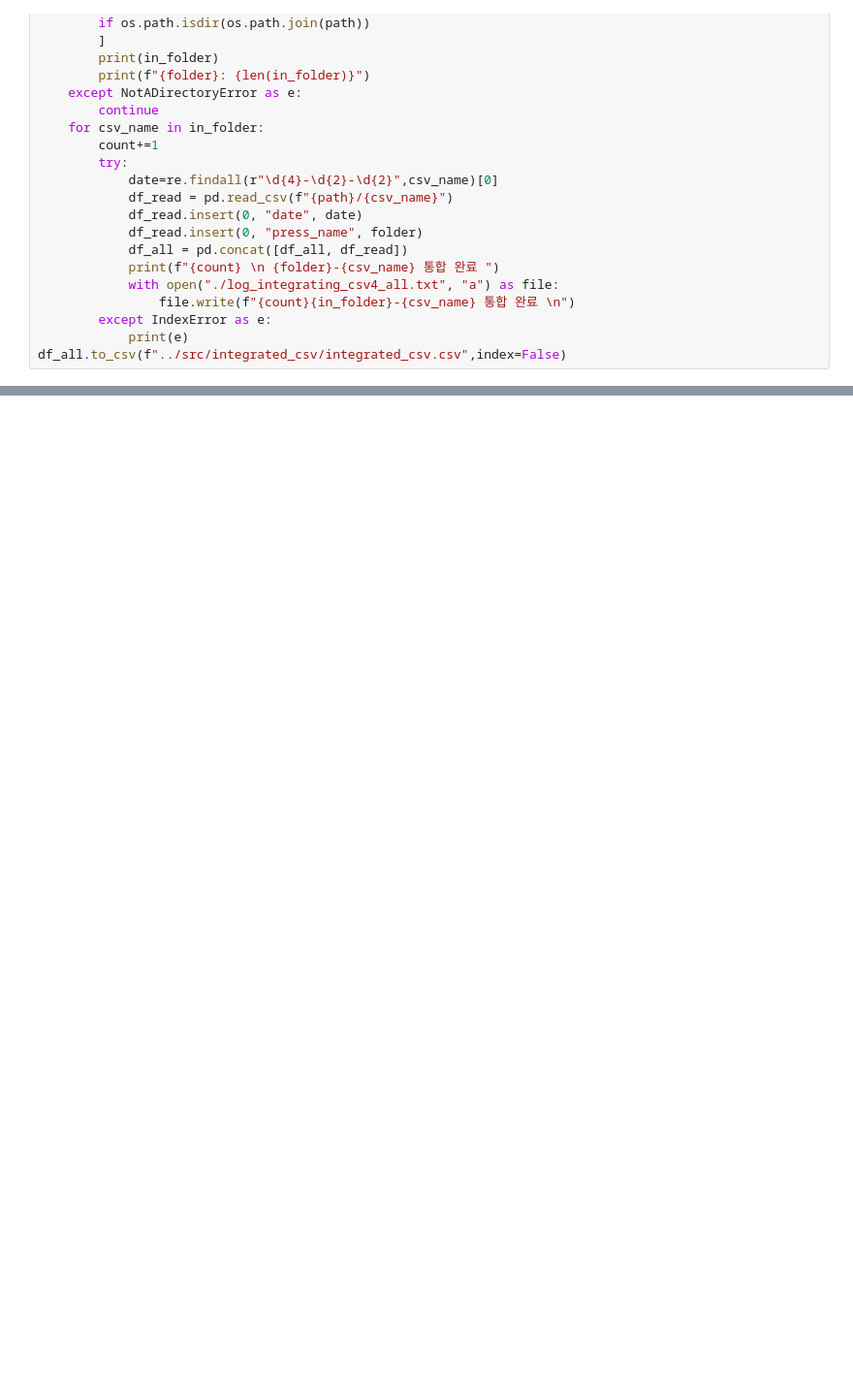
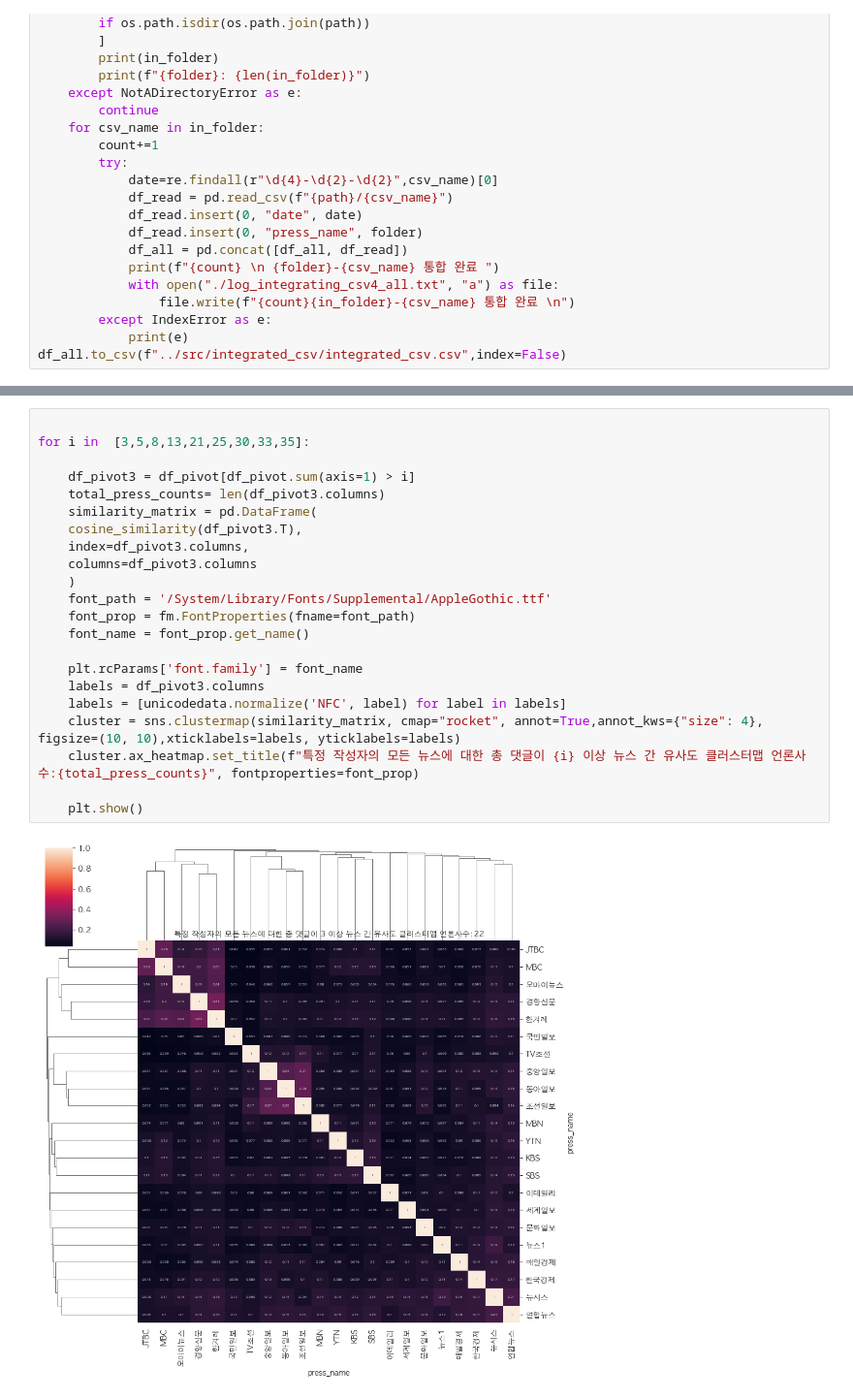
Before and after one commit to Esperise/PDA-25-1, a Jupyter notebook: PDA_newsCommentsAnalysis/code/code_notebook.ipynb, the cells around one changed output, grey strips where cells are left out. Shown at 97% size. Cells and saved outputs as stored; diff of their text form; blank space fills up the shorter version.

```diff
--- a/PDA_newsCommentsAnalysis/code/code_notebook.ipynb
+++ b/PDA_newsCommentsAnalysis/code/code_notebook.ipynb
@@ -488,0 +675,24 @@ df_all.to_csv(f"../src/integrated_csv/integrated_csv.csv",index=False)
+# %%
+
+for i in  [3,5,8,13,21,25,30,33,35]:
+
+    df_pivot3 = df_pivot[df_pivot.sum(axis=1) > i]
+    total_press_counts= len(df_pivot3.columns)
+    similarity_matrix = pd.DataFrame(
+    cosine_similarity(df_pivot3.T),
+    index=df_pivot3.columns,
+    columns=df_pivot3.columns
+    )
+    font_path = '/System/Library/Fonts/Supplemental/AppleGothic.ttf'
+    font_prop = fm.FontProperties(fname=font_path)
+    font_name = font_prop.get_name()
+
+    plt.rcParams['font.family'] = font_name
+    labels = df_pivot3.columns
+    labels = [unicodedata.normalize('NFC', label) for label in labels]
+    cluster = sns.clustermap(similarity_matrix, cmap="rocket", annot=True,annot_kws={"size": 4}, figsize=(10, 10),xticklabels=labels, yticklabels=labels)
+    cluster.ax_heatmap.set_title(f"특정 작성자의 모든 뉴스에 대한 총 댓글이 {i} 이상 뉴스 간 유사도 클러스터맵 언론사수:{total_press_counts}", fontproperties=font_prop)
+
+    plt.show()
+# %% [output]
+[figure, added]
```
Also changed, not shown: parts of 29 cells of this notebook, 2 other files.
